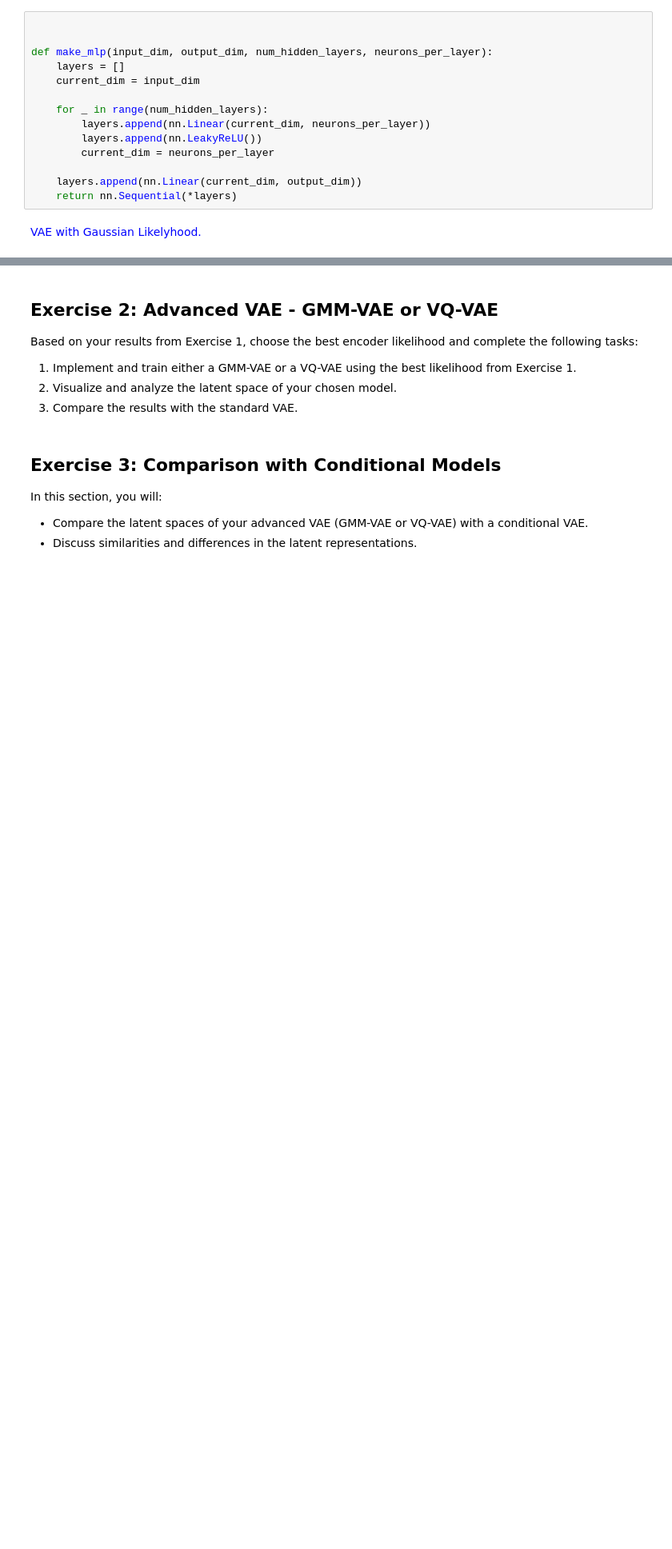
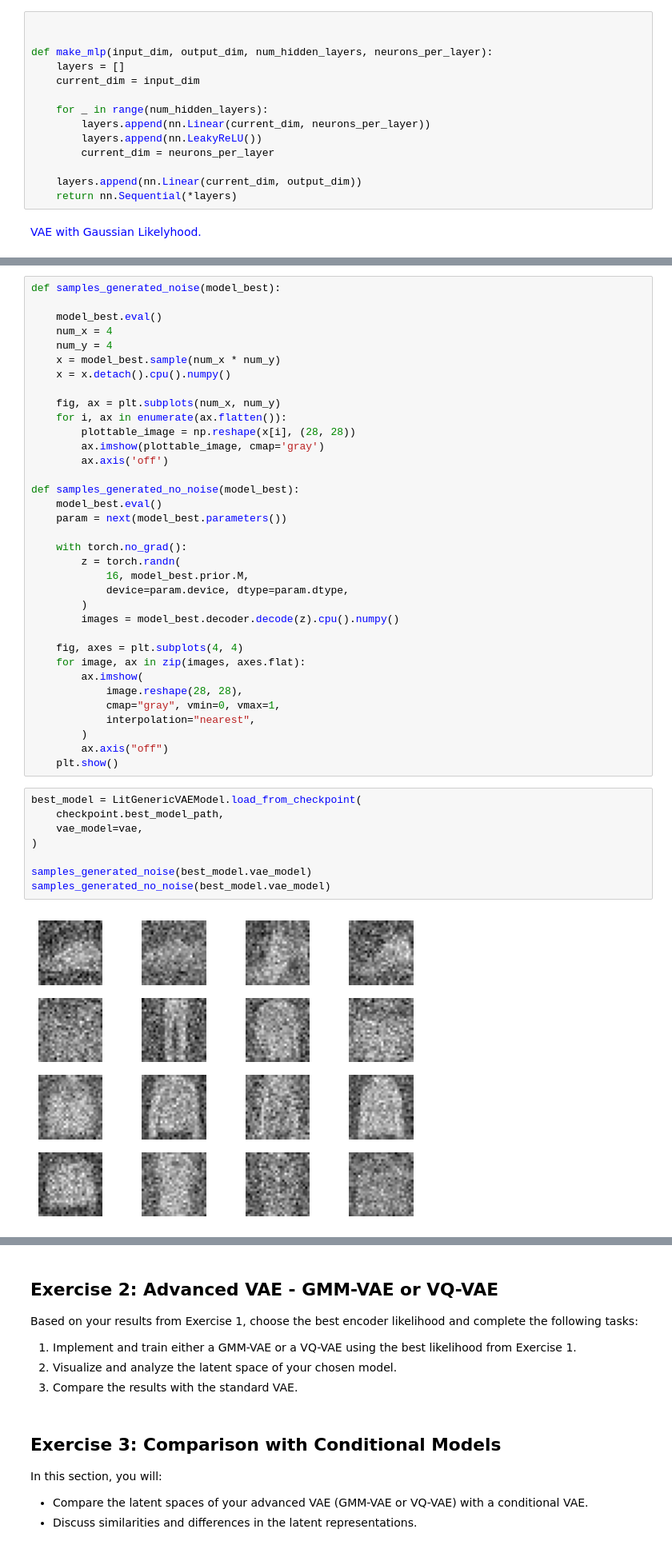
Before and after one commit to Lolillosky/GenerativeDeepLearningCourse, a Jupyter notebook: Topic4/Homework_VAEs.ipynb, the cells around one changed output, grey strips where cells are left out. Shown at 80% size. Drawn from its saved outputs; the diff is of its cells as text; blank space fills up the shorter version.

```diff
--- a/Topic4/Homework_VAEs.ipynb
+++ b/Topic4/Homework_VAEs.ipynb
@@ -347,0 +420,45 @@ trainer.fit(lit_model, train_dataloaders=train_data_loader, val_dataloaders=vali
+# %%
+def samples_generated_noise(model_best):
+
+    model_best.eval()
+    num_x = 4
+    num_y = 4
+    x = model_best.sample(num_x * num_y)
+    x = x.detach().cpu().numpy()
+
+    fig, ax = plt.subplots(num_x, num_y)
+    for i, ax in enumerate(ax.flatten()):
+        plottable_image = np.reshape(x[i], (28, 28))
+        ax.imshow(plottable_image, cmap='gray')
+        ax.axis('off')
+
+def samples_generated_no_noise(model_best):
+    model_best.eval()
+    param = next(model_best.parameters())
+
+    with torch.no_grad():
+        z = torch.randn(
+            16, model_best.prior.M,
+            device=param.device, dtype=param.dtype,
+        )
+        images = model_best.decoder.decode(z).cpu().numpy()
+
+    fig, axes = plt.subplots(4, 4)
+    for image, ax in zip(images, axes.flat):
+        ax.imshow(
+            image.reshape(28, 28),
+            cmap="gray", vmin=0, vmax=1,
+            interpolation="nearest",
+        )
+        ax.axis("off")
+    plt.show()
+# %%
+best_model = LitGenericVAEModel.load_from_checkpoint(
+    checkpoint.best_model_path,
+    vae_model=vae,
+)
+
+samples_generated_noise(best_model.vae_model)
+samples_generated_no_noise(best_model.vae_model)
+# %% [output]
+[figure, added]
```
Also changed, not shown: parts of 17 cells of this notebook.
